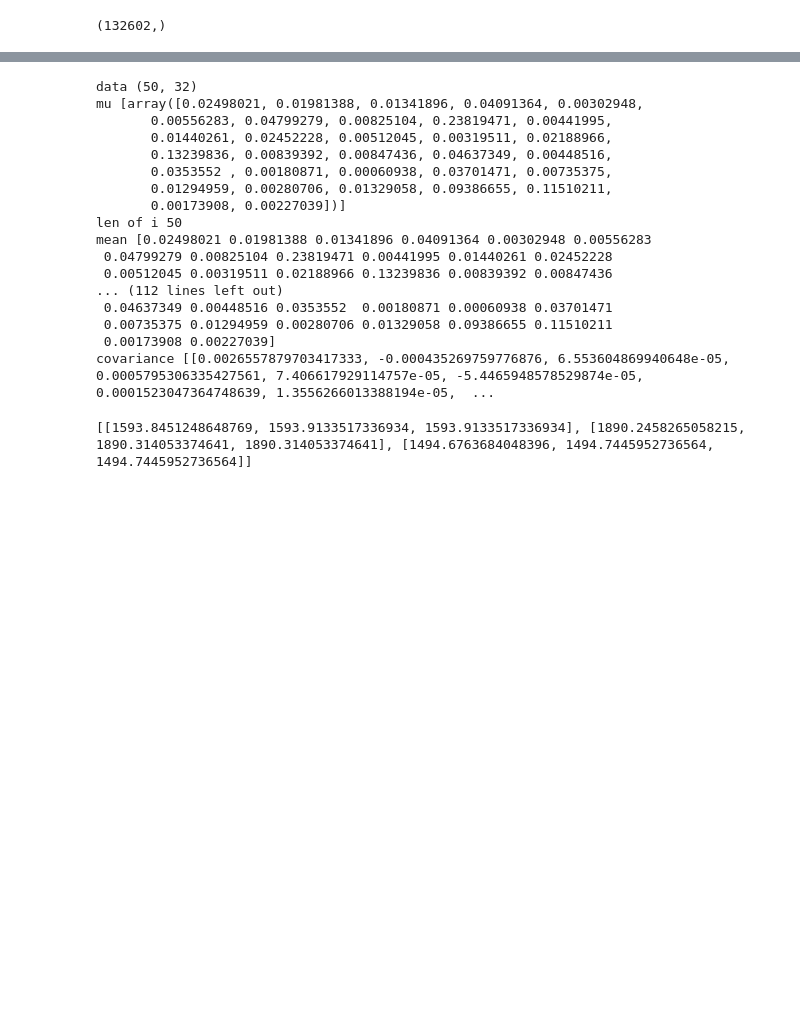
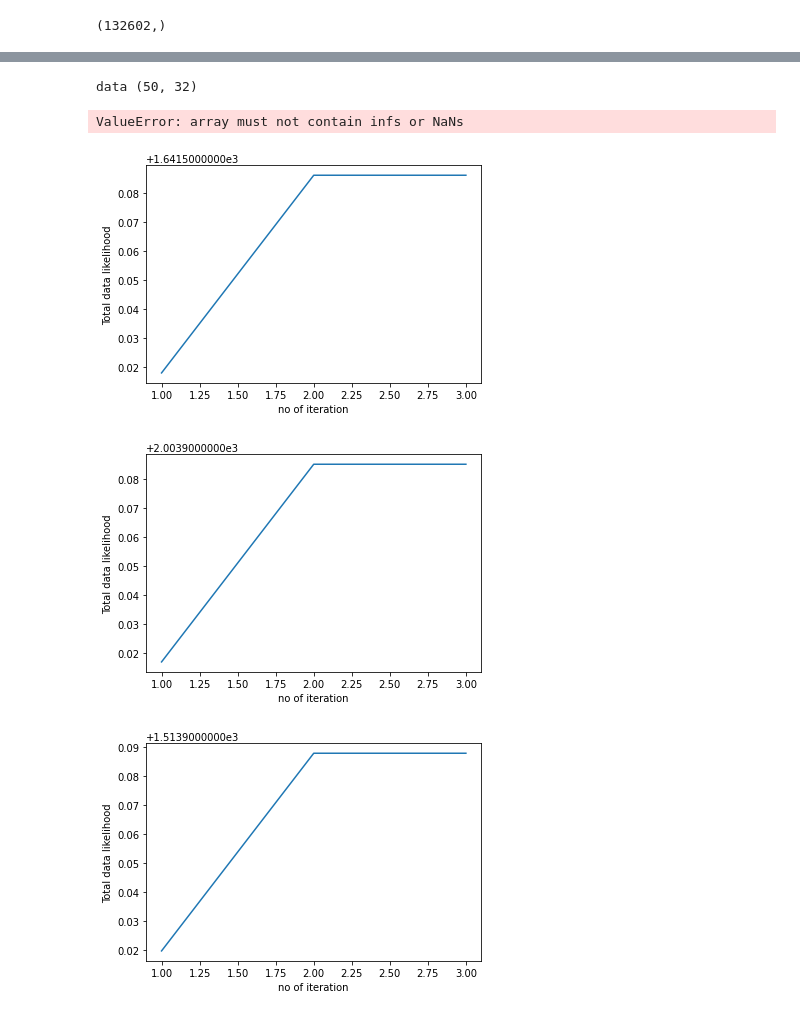
Before and after one commit to Pattern-Recognition-Assignments/Assignment2, a Jupyter notebook: 2bBoVW.ipynb, the cells around one changed output, grey strips where cells are left out. Cells and saved outputs as stored; diff of their text form; code cells hidden in the pictures; blank space fills up the shorter version.

```diff
--- a/2bBoVW.ipynb
+++ b/2bBoVW.ipynb
@@ -881,31 +883,21 @@ class Bayes_Classifier_GMM:
 # %%
-
-K=2
+K=16
 model = Bayes_Classifier_GMM(K)
 # %%
-likelihood=model.train(REALIMAGES_BVW)
+likelihood=model.train(REALIMAGES_BVW,max_itr=20)
 # %% [output]
 data (50, 32)
-mu [array([0.02498021, 0.01981388, 0.01341896, 0.04091364, 0.00302948,
-       0.00556283, 0.04799279, 0.00825104, 0.23819471, 0.00441995,
-       0.01440261, 0.02452228, 0.00512045, 0.00319511, 0.02188966,
-       0.13239836, 0.00839392, 0.00847436, 0.04637349, 0.00448516,
-       0.0353552 , 0.00180871, 0.00060938, 0.03701471, 0.00735375,
-       0.01294959, 0.00280706, 0.01329058, 0.09386655, 0.11510211,
-       0.00173908, 0.00227039])]
-len of i 50
-mean [0.02498021 0.01981388 0.01341896 0.04091364 0.00302948 0.00556283
- 0.04799279 0.00825104 0.23819471 0.00441995 0.01440261 0.02452228
- 0.00512045 0.00319511 0.02188966 0.13239836 0.00839392 0.00847436
-... (112 lines left out)
- 0.04637349 0.00448516 0.0353552  0.00180871 0.00060938 0.03701471
- 0.00735375 0.01294959 0.00280706 0.01329058 0.09386655 0.11510211
- 0.00173908 0.00227039]
-covariance [[0.0026557879703417333, -0.000435269759776876, 6.553604869940648e-05, 0.0005795306335427561, 7.406617929114757e-05, -5.4465948578529874e-05, 0.0001523047364748639, 1.3556266013388194e-05,  ...
+ValueError: array must not contain infs or NaNs
-# %%
-print(likelihood)
-# %% [output]
-[[1593.8451248648769, 1593.9133517336934, 1593.9133517336934], [1890.2458265058215, 1890.314053374641, 1890.314053374641], [1494.6763684048396, 1494.7445952736564, 1494.7445952736564]]
+# %%
+for l in likelihood:
+    plt.plot([i for i in range(1,len(l)+1)],[L for L in l])
+    plt.xlabel("no of iteration")
+    plt.ylabel("Total data likelihood")
+    plt.show()
+# %% [output]
+[figure, added]
+[figure, added]
+[figure, added]
 # %%
 confusion = model.test(REALIMAGES_BVW_Test)
 # %%
```
Also changed, not shown: parts of 5 cells of this notebook, 2 other files.
